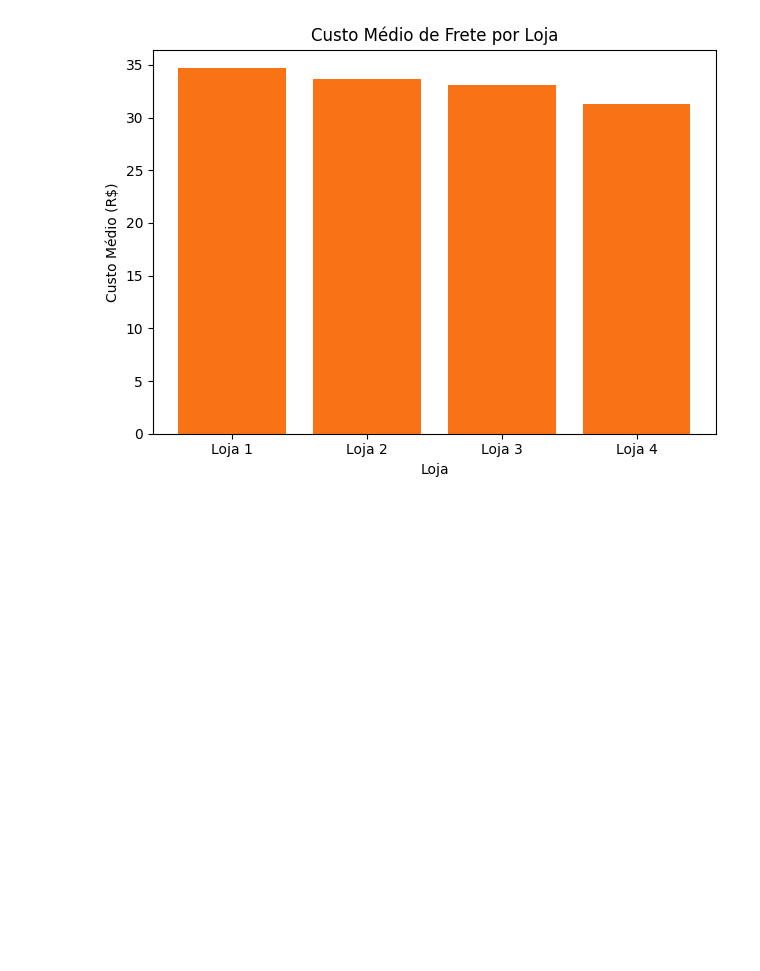
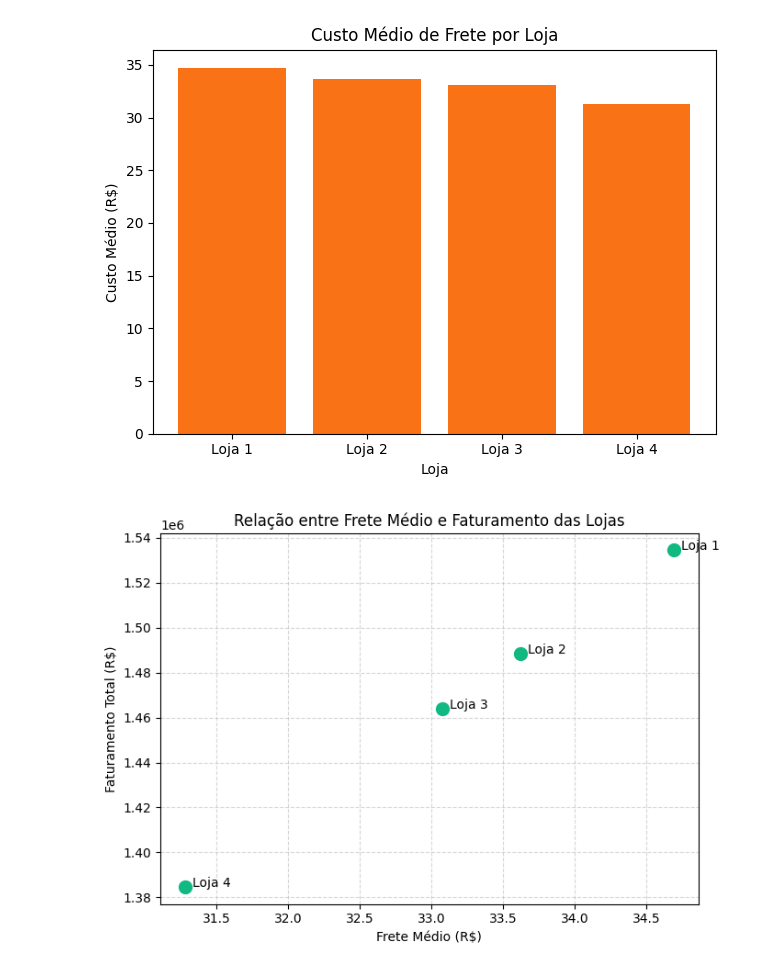
Before and after one commit to livia-kohls/analise-lojas, a Jupyter notebook: AluraStoreBrasil.ipynb, the cells around one changed output. Drawn from its saved outputs; the diff is of its cells as text; code cells hidden in the pictures; blank space fills up the shorter version.

Commit message:
Adição de gráfico comparando faturamento e frete

```diff
--- a/AluraStoreBrasil.ipynb
+++ b/AluraStoreBrasil.ipynb
@@ -173,3 +173,22 @@ plt.tight_layout()
 plt.show()
 # %% [output]
 [figure]
+# %%
+lojas = ["Loja 1", "Loja 2", "Loja 3", "Loja 4"]
+faturamento = [1534509.12, 1488459.06, 1464025.03, 1384497.58]
+frete = [34.6918, 33.6219, 33.0744, 31.2789]
+
+plt.figure(figsize=(7,5))
+plt.scatter(frete, faturamento, color="#10b981", s=100)
+
+for i, nome in enumerate(lojas):
+    plt.text(frete[i]+0.05, faturamento[i], nome)
+
+plt.title("Relação entre Frete Médio e Faturamento das Lojas")
+plt.xlabel("Frete Médio (R$)")
+plt.ylabel("Faturamento Total (R$)")
+plt.grid(True, linestyle='--', alpha=0.5)
+plt.tight_layout()
+plt.show()
+# %% [output]
+[figure, added]
```
